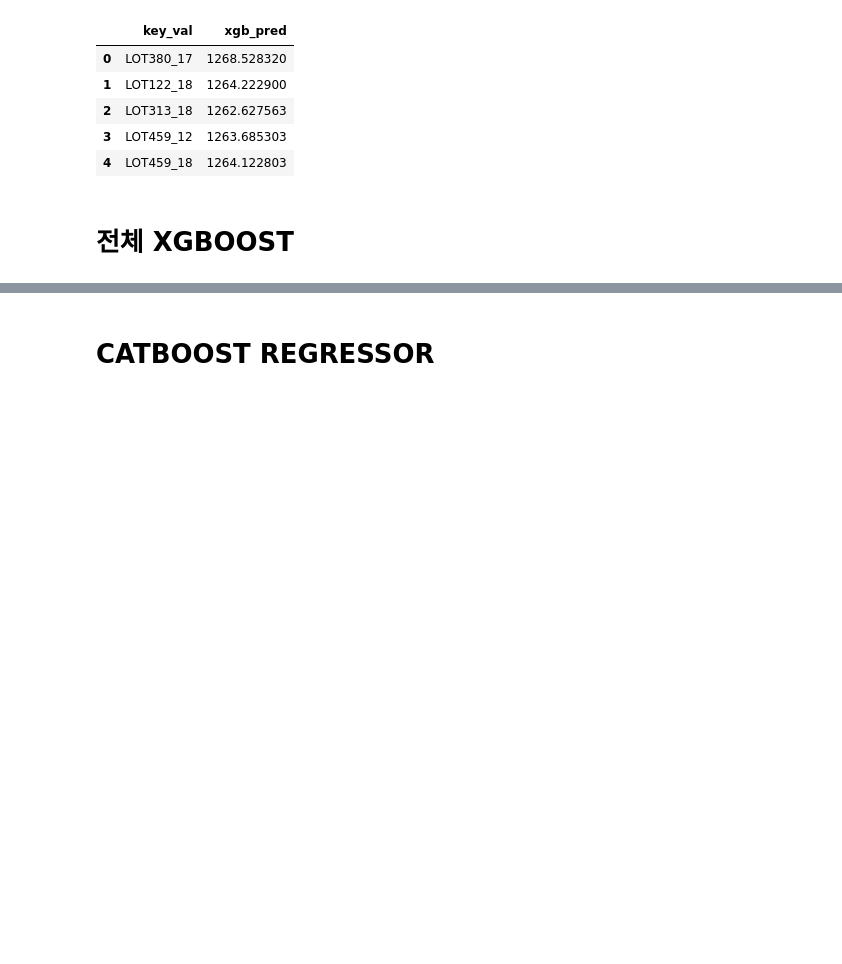
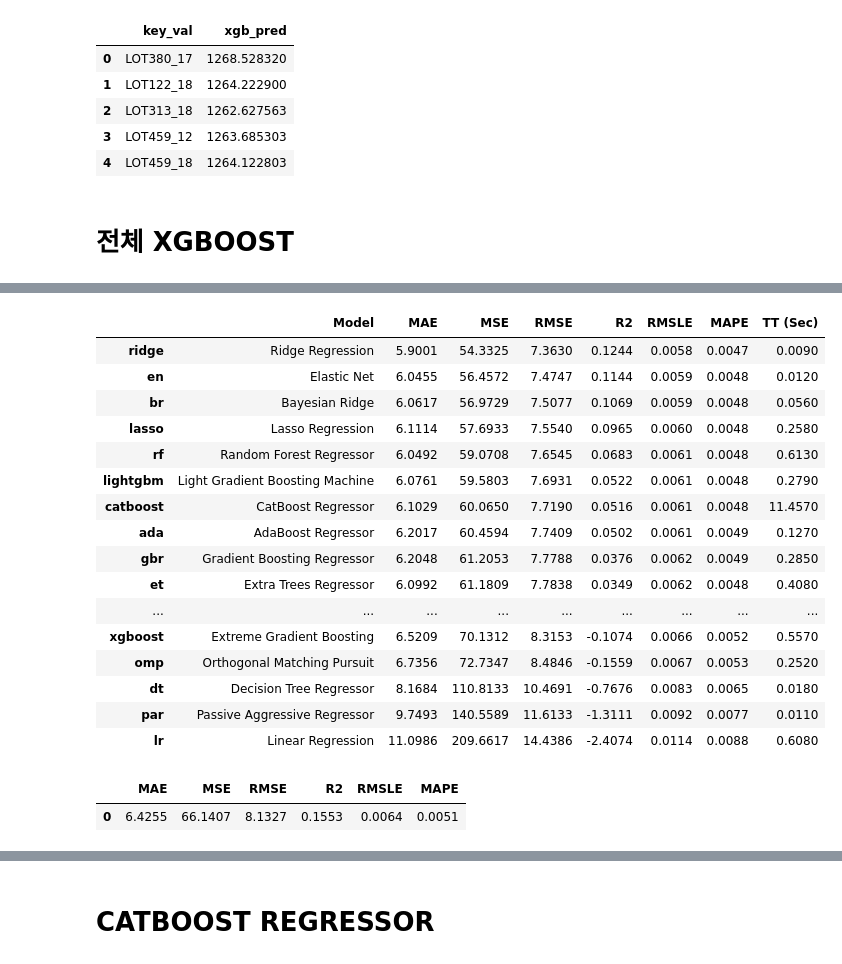
Before and after one commit to teddyroc/dttrain, a Jupyter notebook: 최종.ipynb, the cells around one changed output, grey strips where cells are left out. Saved outputs shown, nothing was run; the diff lists cells and outputs as text; code cells hidden in the pictures; blank space fills up the shorter version.

```diff
--- a/최종.ipynb
+++ b/최종.ipynb
@@ -688,0 +720,29 @@ XGBRegressor(base_score=0.5, booster='gbtree', colsample_bylevel=1,
+# %%
+comp = compare_models(sort = 'RMSE')
+# %% [output]
+|  | Model | MAE | MSE | RMSE | R2 | RMSLE | MAPE | TT (Sec) |
+| ridge | Ridge Regression | 5.9001 | 54.3325 | 7.3630 | 0.1244 | 0.0058 | 0.0047 | 0.0090 |
+| en | Elastic Net | 6.0455 | 56.4572 | 7.4747 | 0.1144 | 0.0059 | 0.0048 | 0.0120 |
+| br | Bayesian Ridge | 6.0617 | 56.9729 | 7.5077 | 0.1069 | 0.0059 | 0.0048 | 0.0560 |
+| lasso | Lasso Regression | 6.1114 | 57.6933 | 7.5540 | 0.0965 | 0.0060 | 0.0048 | 0.2580 |
+| rf | Random Forest Regressor | 6.0492 | 59.0708 | 7.6545 | 0.0683 | 0.0061 | 0.0048 | 0.6130 |
+| lightgbm | Light Gradient Boosting Machine | 6.0761 | 59.5803 | 7.6931 | 0.0522 | 0.0061 | 0.0048 | 0.2790 |
+| catboost | CatBoost Regressor | 6.1029 | 60.0650 | 7.7190 | 0.0516 | 0.0061 | 0.0048 | 11.4570 |
+| ada | AdaBoost Regressor | 6.2017 | 60.4594 | 7.7409 | 0.0502 | 0.0061 | 0.0049 | 0.1270 |
+| gbr | Gradient Boosting Regressor | 6.2048 | 61.2053 | 7.7788 | 0.0376 | 0.0062 | 0.0049 | 0.2850 |
+| et | Extra Trees Regressor | 6.0992 | 61.1809 | 7.7838 | 0.0349 | 0.0062 | 0.0048 | 0.4080 |
+| ... | ... | ... | ... | ... | ... | ... | ... | ... |
+| xgboost | Extreme Gradient Boosting | 6.5209 | 70.1312 | 8.3153 | -0.1074 | 0.0066 | 0.0052 | 0.5570 |
+| omp | Orthogonal Matching Pursuit | 6.7356 | 72.7347 | 8.4846 | -0.1559 | 0.0067 | 0.0053 | 0.2520 |
+| dt | Decision Tree Regressor | 8.1684 | 110.8133 | 10.4691 | -0.7676 | 0.0083 | 0.0065 | 0.0180 |
+| par | Passive Aggressive Regressor | 9.7493 | 140.5589 | 11.6133 | -1.3111 | 0.0092 | 0.0077 | 0.0110 |
+| lr | Linear Regression | 11.0986 | 209.6617 | 14.4386 | -2.4074 | 0.0114 | 0.0088 | 0.6080 |
+# %%
+top1 = create_model('ridge', cross_validation = False)
+top2 = create_model('en', cross_validation = False)
+top3 = create_model('br', cross_validation = False)
+top4 = create_model('lasso', cross_validation = False)
+top5 = create_model('rf', cross_validation = False)
+# %% [output]
+|  | MAE | MSE | RMSE | R2 | RMSLE | MAPE |
+| 0 | 6.4255 | 66.1407 | 8.1327 | 0.1553 | 0.0064 | 0.0051 |
```
Also changed, not shown: parts of 30 cells of this notebook.
